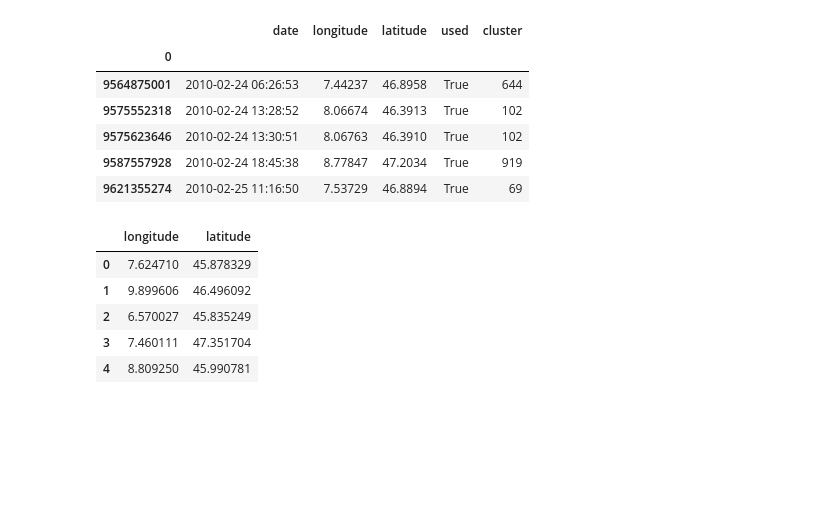
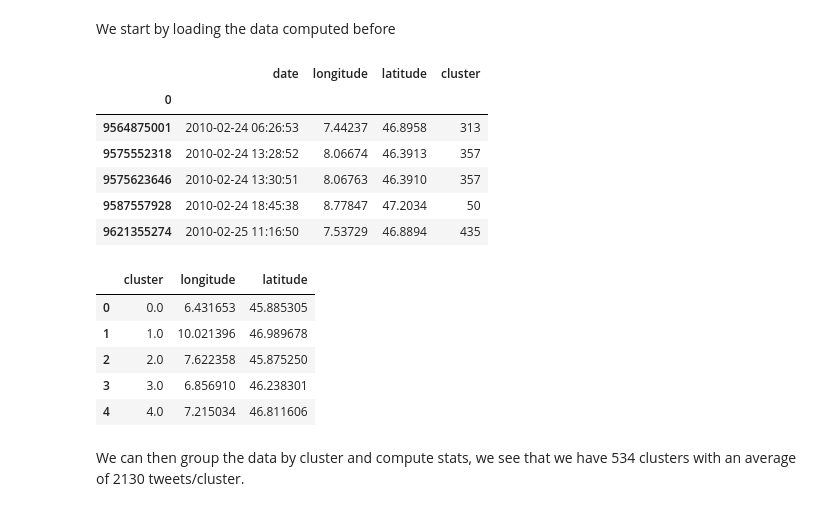
Before and after one commit to nathanquinteiro/ADA-Project, a Jupyter notebook: Clusters_analyze.ipynb, the cells around one changed output. Saved outputs shown, nothing was run; the diff lists cells and outputs as text; code cells hidden in the pictures; blank space fills up the shorter version.

Commit message:
Used DBSCAN instead of Kmeans, clean repo

```diff
--- a/Clusters_analyze.ipynb
+++ b/Clusters_analyze.ipynb
@@ -10,28 +14,38 @@ import pandas as pd
 import numpy as np
 import csv
 import matplotlib.path as mplPath
+# %% [markdown]
+We start by loading the data computed before
 # %%
-data = pd.DataFrame.from_csv("data/cleaned_non_urban_with_clusters.tsv", sep="\t")
+#data = pd.DataFrame.from_csv("data/cleaned_non_urban_with_clusters.tsv", sep="\t")
+#data.head()
+data = pd.DataFrame.from_csv("data/cleaned_non_urban_with_clusters_dbscan.tsv", sep="\t")
+data = data[data.cluster != -1]
 data.head()
 # %% [output]
-|  | date | longitude | latitude | used | cluster |
-| 0 |  |  |  |  |  |
-| 9564875001 | 2010-02-24 06:26:53 | 7.44237 | 46.8958 | True | 644 |
-| 9575552318 | 2010-02-24 13:28:52 | 8.06674 | 46.3913 | True | 102 |
-| 9575623646 | 2010-02-24 13:30:51 | 8.06763 | 46.3910 | True | 102 |
-| 9587557928 | 2010-02-24 18:45:38 | 8.77847 | 47.2034 | True | 919 |
-| 9621355274 | 2010-02-25 11:16:50 | 7.53729 | 46.8894 | True | 69 |
+|  | date | longitude | latitude | cluster |
+| 0 |  |  |  |  |
+| 9564875001 | 2010-02-24 06:26:53 | 7.44237 | 46.8958 | 313 |
+| 9575552318 | 2010-02-24 13:28:52 | 8.06674 | 46.3913 | 357 |
+| 9575623646 | 2010-02-24 13:30:51 | 8.06763 | 46.3910 | 357 |
+| 9587557928 | 2010-02-24 18:45:38 | 8.77847 | 47.2034 | 50 |
+| 9621355274 | 2010-02-25 11:16:50 | 7.53729 | 46.8894 | 435 |
 # %%
-clusters_centroids = pd.DataFrame.from_csv("data/clusters_centers.tsv", sep="\t")
-clusters_centroids.columns=["longitude","latitude"]
+#clusters_centroids = pd.DataFrame.from_csv("data/clusters_centers.tsv", sep="\t")
+#clusters_centroids.columns=["longitude","latitude"]
+#clusters_centroids.head()
+clusters_centroids = pd.DataFrame.from_csv("data/clusters_centers_dbscan.tsv", sep="\t")
+clusters_centroids.columns=["cluster", "longitude","latitude"]
 clusters_centroids.head()
 # %% [output]
-|  | longitude | latitude |
-| 0 | 7.624710 | 45.878329 |
-| 1 | 9.899606 | 46.496092 |
-| 2 | 6.570027 | 45.835249 |
-| 3 | 7.460111 | 47.351704 |
-| 4 | 8.809250 | 45.990781 |
+|  | cluster | longitude | latitude |
+| 0 | 0.0 | 6.431653 | 45.885305 |
+| 1 | 1.0 | 10.021396 | 46.989678 |
+| 2 | 2.0 | 7.622358 | 45.875250 |
+| 3 | 3.0 | 6.856910 | 46.238301 |
+| 4 | 4.0 | 7.215034 | 46.811606 |
+# %% [markdown]
+We can then group the data by cluster and compute stats, we see that we have 534 clusters with an average of 2130 tweets/cluster.
 # %%
 clusters_grouped = pd.DataFrame(data.groupby("cluster").count()["date"].copy())
 clusters_grouped.columns = ["count"]
```
Also changed, not shown: parts of 27 cells of this notebook, 7 other files.
